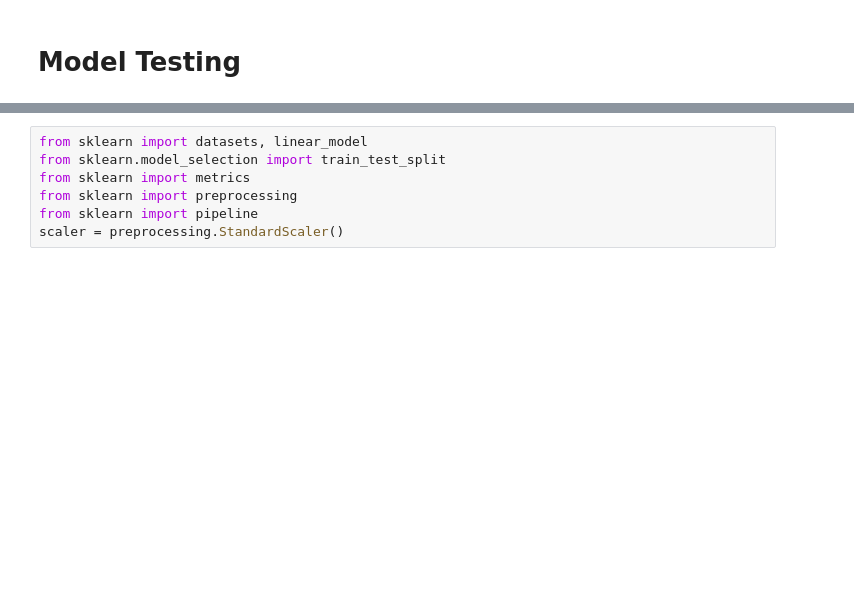
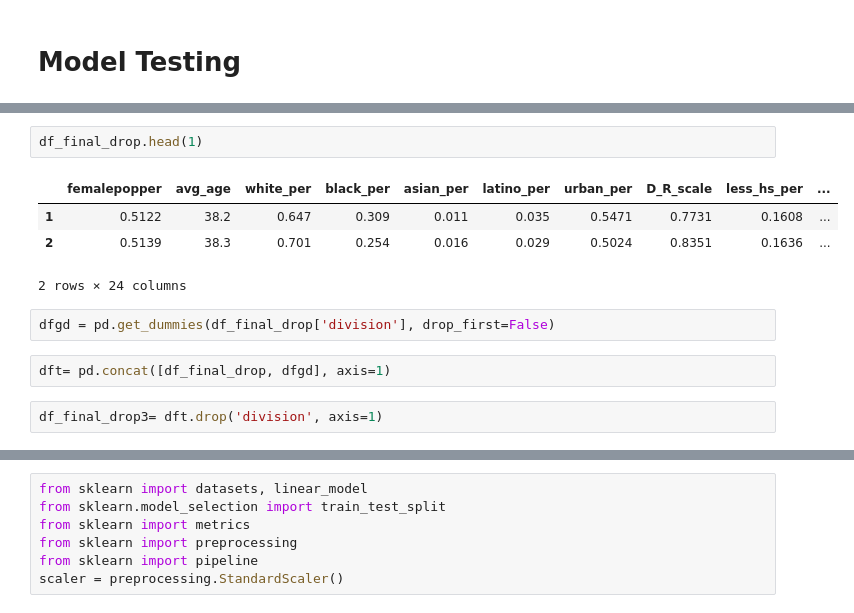
Before and after one commit to scbronder/state_predictor, a Jupyter notebook: mod2_v2.ipynb, the cells around one changed output, grey strips where cells are left out. Drawn from its saved outputs; the diff is of its cells as text; blank space fills up the shorter version.

```diff
--- a/mod2_v2.ipynb
+++ b/mod2_v2.ipynb
@@ -1111 +1147,14 @@ Warnings:
 strong multicollinearity or other numerical problems.
+# %%
+df_final_drop.head(1)
+# %% [output]
+|  | femalepopper | avg_age | white_per | black_per | asian_per | latino_per | urban_per | D_R_scale | less_hs_per | ... |
+| 1 | 0.5122 | 38.2 | 0.647 | 0.309 | 0.011 | 0.035 | 0.5471 | 0.7731 | 0.1608 | ... |
+| 2 | 0.5139 | 38.3 | 0.701 | 0.254 | 0.016 | 0.029 | 0.5024 | 0.8351 | 0.1636 | ... |
+2 rows × 24 columns
+# %%
+dfgd = pd.get_dummies(df_final_drop['division'], drop_first=False)
+# %%
+dft= pd.concat([df_final_drop, dfgd], axis=1)
+# %%
+df_final_drop3= dft.drop('division', axis=1)
```
Also changed, not shown: parts of 14 cells of this notebook, 1 other file.
